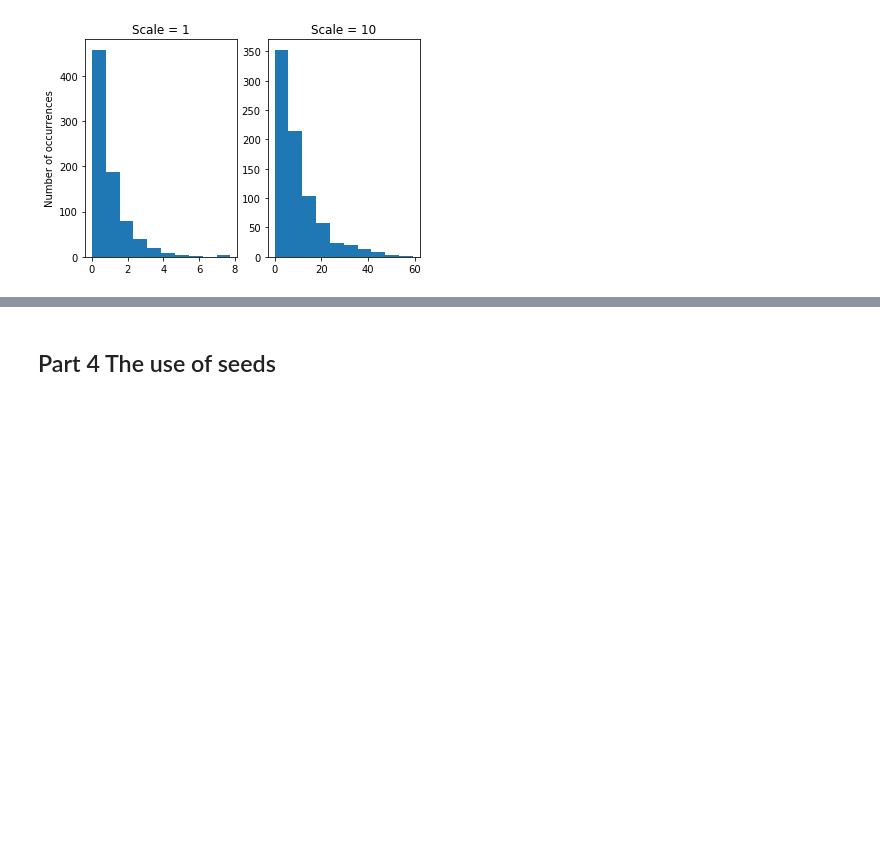
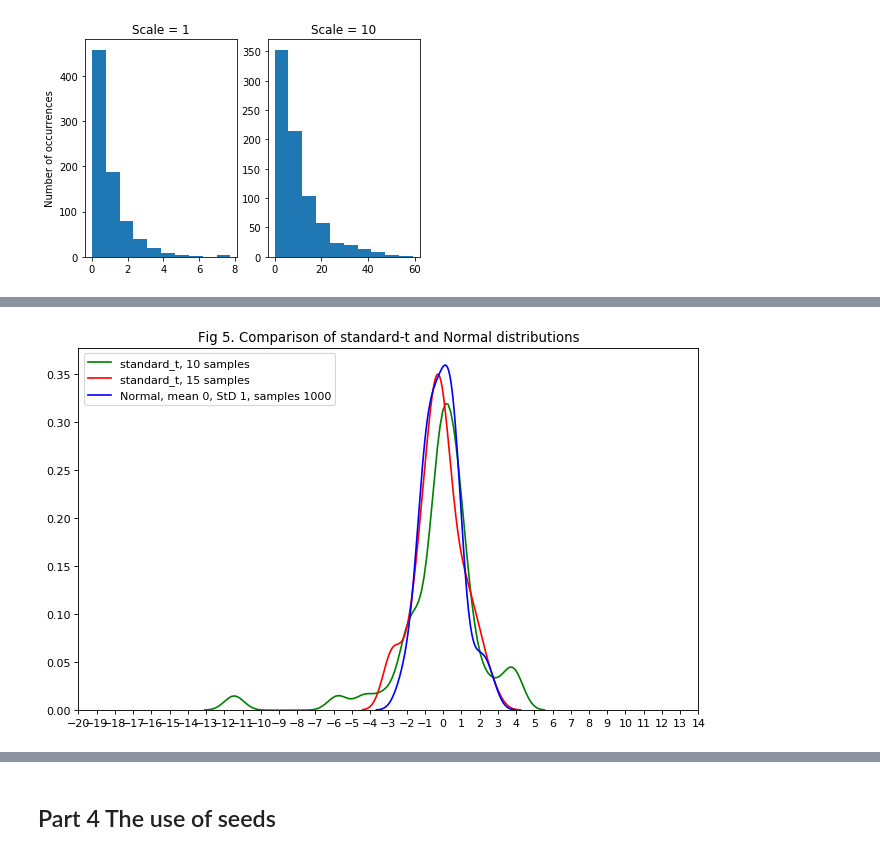
Before and after one commit to NigelSlack/numpy-random, a Jupyter notebook: numpy-random.ipynb, the cells around one changed output, grey strips where cells are left out. Cells and saved outputs as stored; diff of their text form; code cells hidden in the pictures; blank space fills up the shorter version.

```diff
--- a/numpy-random.ipynb
+++ b/numpy-random.ipynb
@@ -337,0 +339,16 @@ plt.show()
+# %%
+x=np.random.standard_t(df=2,size=50)
+y=np.random.standard_t(df=5,size=50)
+z=np.random.normal(loc=0, scale=1.0, size=50)
+plt.figure(figsize=(10,6), dpi= 80)
+sns.kdeplot(x, color="g", label="standard_t, 10 samples")
+sns.kdeplot(y, color="r", label="standard_t, 15 samples")
+sns.kdeplot(z, color="b", label="Normal, mean 0, StD 1, samples 1000")
+
+# Decoration
+plt.title('Fig 5. Comparison of standard-t and Normal distributions')
+plt.xticks(np.arange(-20, 15, 1.0))
+plt.legend()
+plt.show()
+# %% [output]
+[figure, added]
```
Also changed, not shown: parts of 17 cells of this notebook.
